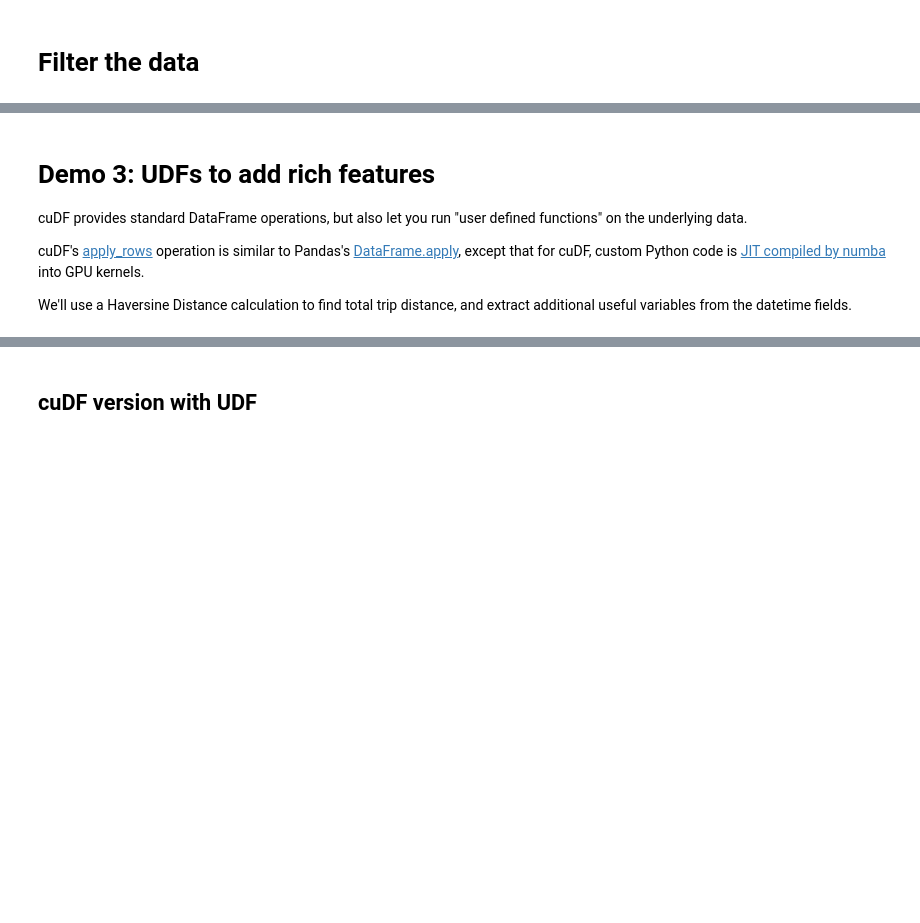
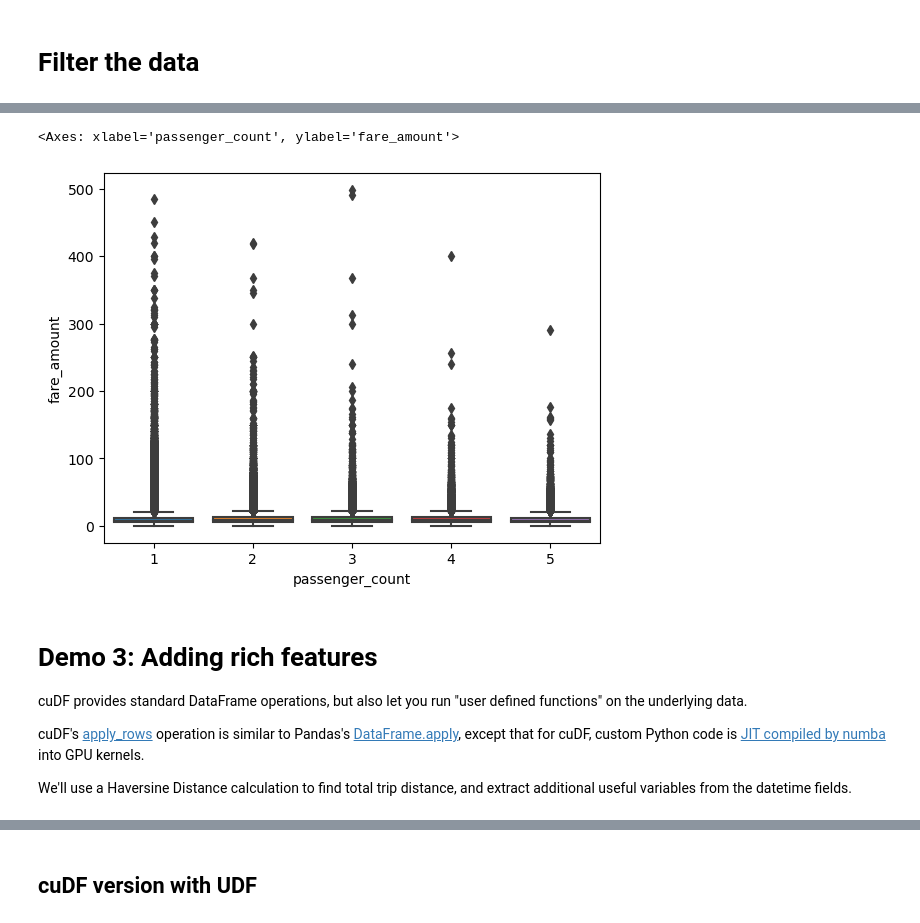
Before and after one commit to shwina/rapids-tutorial-gtc-2023, a Jupyter notebook: NYCTaxi.ipynb, the cells around one changed output, grey strips where cells are left out. Drawn from its saved outputs; the diff is of its cells as text; code cells hidden in the pictures; blank space fills up the shorter version.

```diff
--- a/NYCTaxi.ipynb
+++ b/NYCTaxi.ipynb
@@ -241,8 +241,13 @@ Wall time: 322 ms
 | 2 | 2021-01-01 00:43:30 | 2021-01-01 01:11:06 | 1 | 14.70 | 1 | 132 | ... |
 | 4 | 2021-01-01 00:31:49 | 2021-01-01 00:48:21 | 1 | 4.94 | 1 | 68 | ... |
 | 5 | 2021-01-01 00:16:29 | 2021-01-01 00:24:30 | 1 | 1.60 | 1 | 224 | ... |
+# %%
+sns.boxplot(x="passenger_count", y="fare_amount", data=df_subset)
+# %% [output]
+<Axes: xlabel='passenger_count', ylabel='fare_amount'>
+[figure, added]
 # %% [markdown]
-# Demo 3: UDFs to add rich features
+# Demo 3: Adding rich features
 
 cuDF provides standard DataFrame operations, but also let you run "user defined functions" on the underlying data.
 
```
Also changed, not shown: parts of 20 cells of this notebook.
